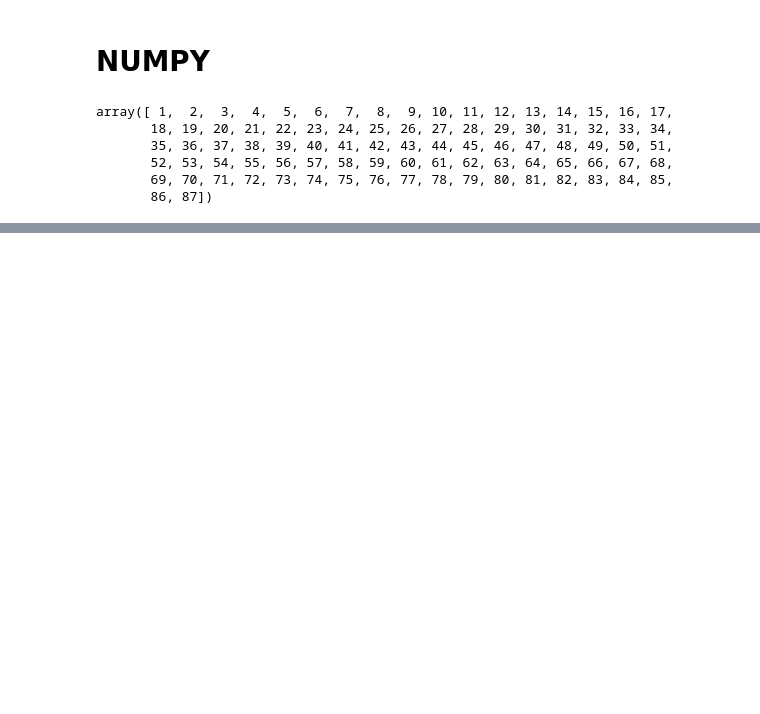
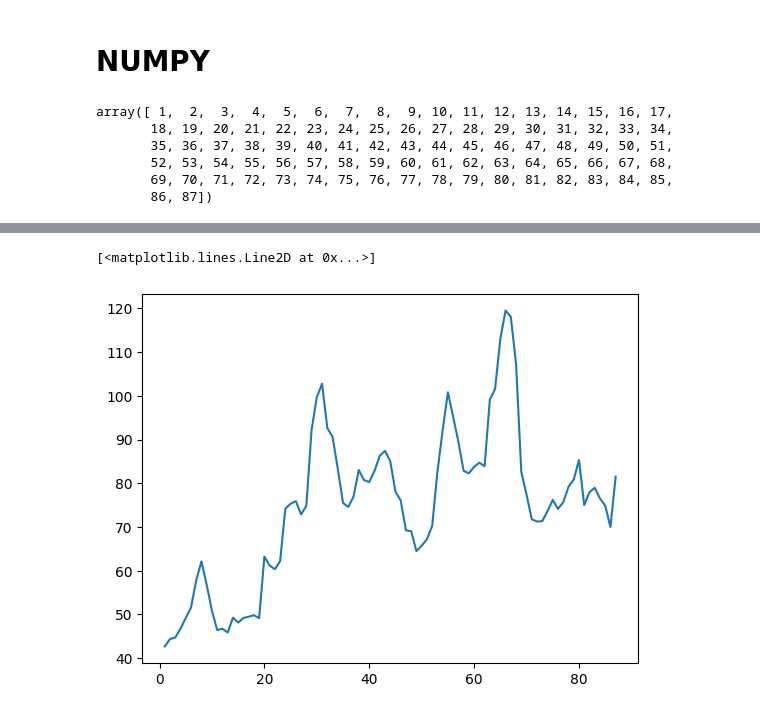
Before and after one commit to maarantesfazenda/python_datascience_alura, a Jupyter notebook: Notebooks/Aula_Alura.ipynb, the cells around one changed output, grey strips where cells are left out. Cells and saved outputs as stored; diff of their text form; code cells hidden in the pictures; blank space fills up the shorter version.

```diff
--- a/Notebooks/Aula_Alura.ipynb
+++ b/Notebooks/Aula_Alura.ipynb
@@ -1298,0 +1463,5 @@ array([ 1,  2,  3,  4,  5,  6,  7,  8,  9, 10, 11, 12, 13, 14, 15, 16, 17,
+# %%
+plt.plot(datas,Kaliningrad)
+# %% [output]
+[<matplotlib.lines.Line2D at 0x...>]
+[figure, added]
```
Also changed, not shown: parts of 21 cells of this notebook.
